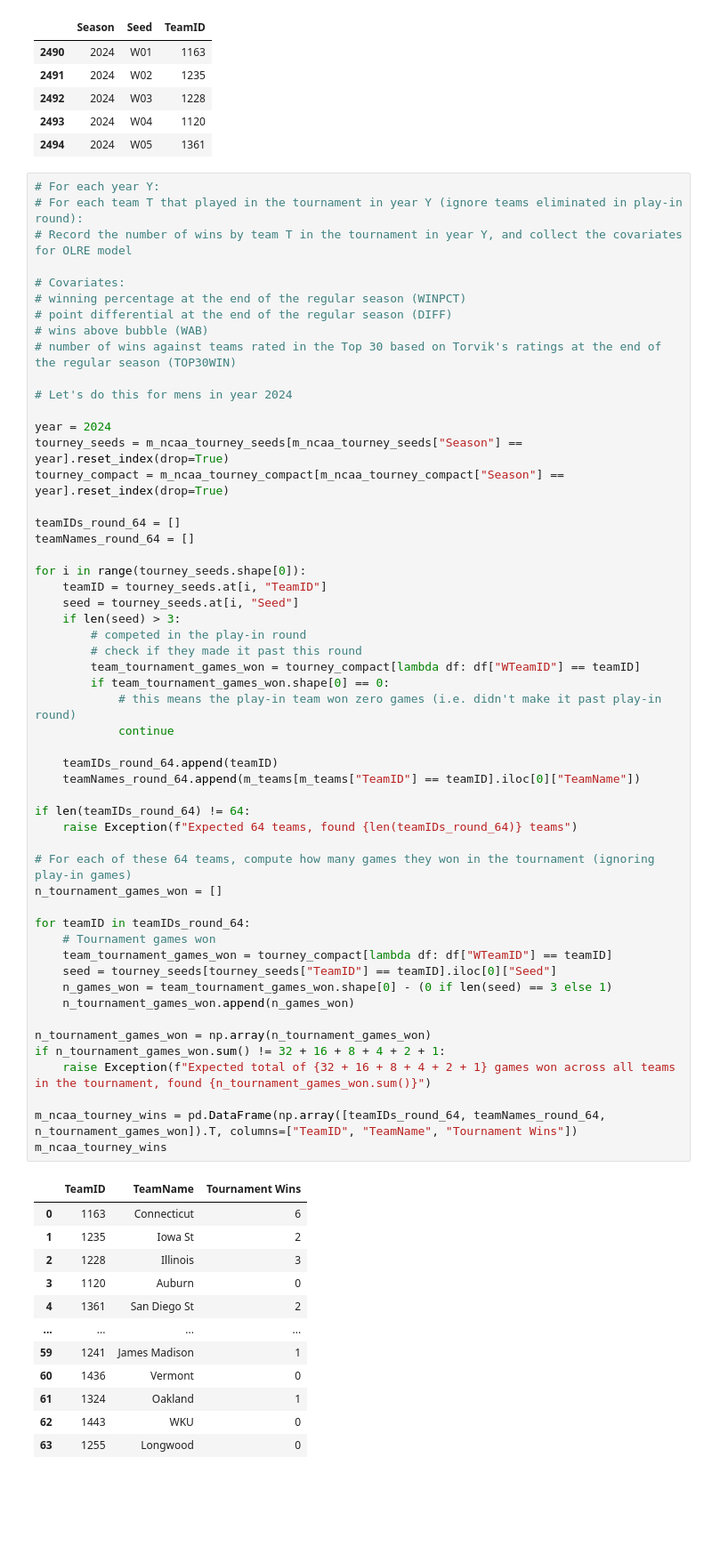
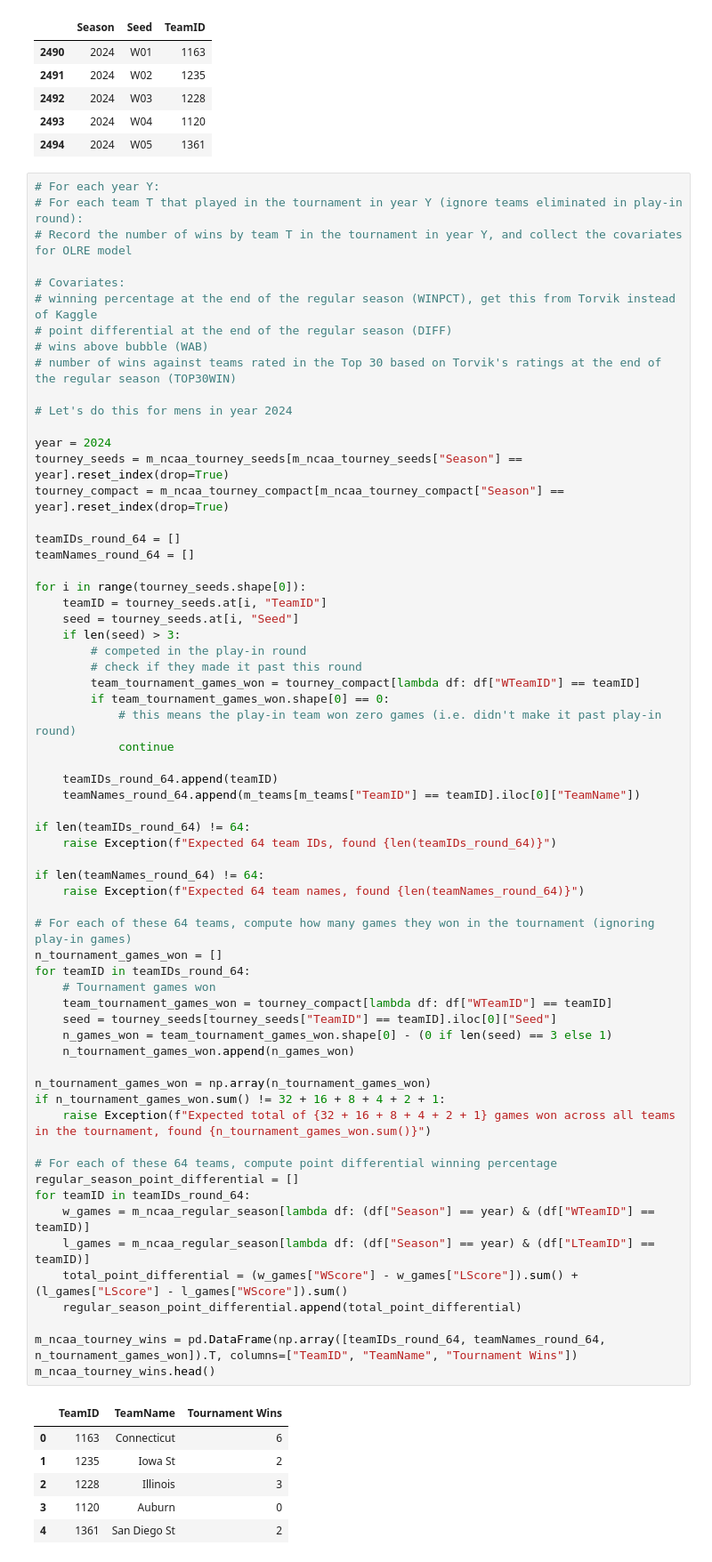
Before and after one commit to joshuaxiao13/kaggle-march-madness-2025, a Jupyter notebook: notebook.ipynb, the cells around one changed output. Shown: that part at 89% size. Drawn from its saved outputs; the diff is of its cells as text; blank space fills up the shorter version.

```diff
--- a/notebook.ipynb
+++ b/notebook.ipynb
@@ -76,7 +75,7 @@ m_ncaa_tourney_seeds[m_ncaa_tourney_seeds["Season"] == 2024].head()
 # Record the number of wins by team T in the tournament in year Y, and collect the covariates for OLRE model
 
 # Covariates:
-# winning percentage at the end of the regular season (WINPCT)
+# winning percentage at the end of the regular season (WINPCT), get this from Torvik instead of Kaggle
 # point differential at the end of the regular season (DIFF)
 # wins above bubble (WAB)
 # number of wins against teams rated in the Top 30 based on Torvik's ratings at the end of the regular season (TOP30WIN)
@@ -100,39 +99,43 @@ for i in range(tourney_seeds.shape[0]):
         if team_tournament_games_won.shape[0] == 0:
             # this means the play-in team won zero games (i.e. didn't make it past play-in round)
             continue
 
     teamIDs_round_64.append(teamID)
     teamNames_round_64.append(m_teams[m_teams["TeamID"] == teamID].iloc[0]["TeamName"])
 
 if len(teamIDs_round_64) != 64:
-    raise Exception(f"Expected 64 teams, found {len(teamIDs_round_64)} teams")
+    raise Exception(f"Expected 64 team IDs, found {len(teamIDs_round_64)}")
+
+if len(teamNames_round_64) != 64:
+    raise Exception(f"Expected 64 team names, found {len(teamNames_round_64)}")
 
 # For each of these 64 teams, compute how many games they won in the tournament (ignoring play-in games)
 n_tournament_games_won = []
-
 for teamID in teamIDs_round_64:
     # Tournament games won
     team_tournament_games_won = tourney_compact[lambda df: df["WTeamID"] == teamID]
     seed = tourney_seeds[tourney_seeds["TeamID"] == teamID].iloc[0]["Seed"]
     n_games_won = team_tournament_games_won.shape[0] - (0 if len(seed) == 3 else 1)
     n_tournament_games_won.append(n_games_won)
 
 n_tournament_games_won = np.array(n_tournament_games_won)
 if n_tournament_games_won.sum() != 32 + 16 + 8 + 4 + 2 + 1:
     raise Exception(f"Expected total of {32 + 16 + 8 + 4 + 2 + 1} games won across all teams in the tournament, found {n_tournament_games_won.sum()}")
 
+# For each of these 64 teams, compute point differential winning percentage
+regular_season_point_differential = []
+for teamID in teamIDs_round_64:
+    w_games = m_ncaa_regular_season[lambda df: (df["Season"] == year) & (df["WTeamID"] == teamID)]
+    l_games = m_ncaa_regular_season[lambda df: (df["Season"] == year) & (df["LTeamID"] == teamID)]
+    total_point_differential = (w_games["WScore"] - w_games["LScore"]).sum() + (l_games["LScore"] - l_games["WScore"]).sum()
+    regular_season_point_differential.append(total_point_differential)
+
 m_ncaa_tourney_wins = pd.DataFrame(np.array([teamIDs_round_64, teamNames_round_64, n_tournament_games_won]).T, columns=["TeamID", "TeamName", "Tournament Wins"])
-m_ncaa_tourney_wins
+m_ncaa_tourney_wins.head()
 # %% [output]
 |  | TeamID | TeamName | Tournament Wins |
 | 0 | 1163 | Connecticut | 6 |
 | 1 | 1235 | Iowa St | 2 |
 | 2 | 1228 | Illinois | 3 |
 | 3 | 1120 | Auburn | 0 |
 | 4 | 1361 | San Diego St | 2 |
-| ... | ... | ... | ... |
-| 59 | 1241 | James Madison | 1 |
-| 60 | 1436 | Vermont | 0 |
-| 61 | 1324 | Oakland | 1 |
-| 62 | 1443 | WKU | 0 |
-| 63 | 1255 | Longwood | 0 |
```
Also changed, not shown: parts of 11 cells of this notebook.
